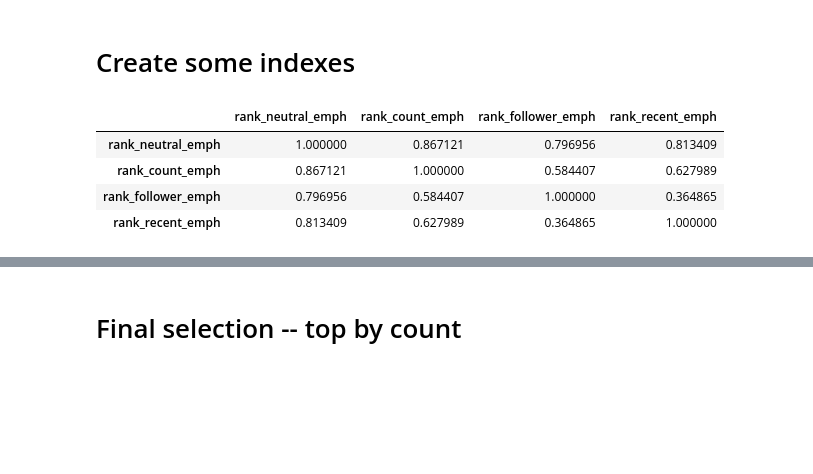
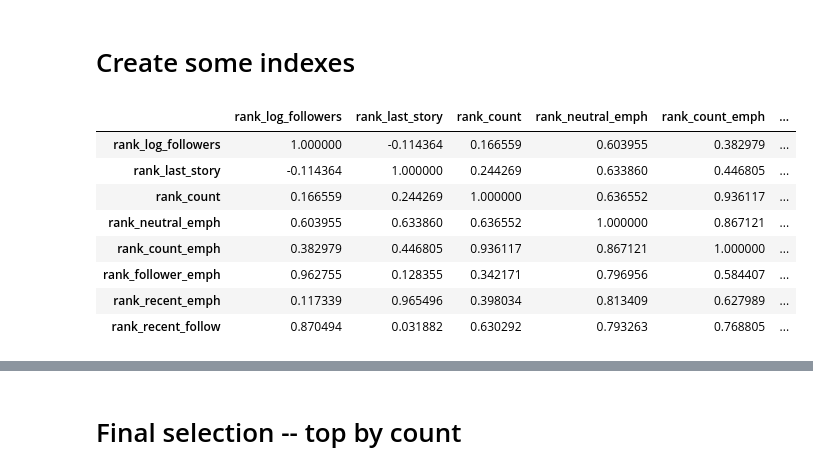
Before and after one commit to josh-ashkinaze/ads_misinfo, a Jupyter notebook: 2_filter_pf_links.ipynb, the cells around one changed output, grey strips where cells are left out. Drawn from its saved outputs; the diff is of its cells as text; code cells hidden in the pictures; blank space fills up the shorter version.

```diff
--- a/2_filter_pf_links.ipynb
+++ b/2_filter_pf_links.ipynb
@@ -131,19 +131,25 @@ Number of spreaders 38
 # %%
 for var in ['log_followers', 'last_story', 'count']:
     new_df[f'rank_{var}'] = new_df[var].rank(ascending=True)
 
 new_df['rank_neutral_emph'] = (new_df['rank_log_followers'] + new_df['rank_last_story'] + new_df['rank_count'])/3
 new_df['rank_count_emph'] = 0.15*new_df['rank_log_followers'] + 0.15*new_df['rank_last_story'] + 0.7*new_df['rank_count']
 new_df['rank_follower_emph'] = 0.7*new_df['rank_log_followers'] + 0.15*new_df['rank_last_story'] + 0.15*new_df['rank_count']
 new_df['rank_recent_emph'] = 0.15*new_df['rank_log_followers'] + 0.7*new_df['rank_last_story'] + 0.15*new_df['rank_count']
+new_df['rank_recent_follow'] = 0.5*new_df['rank_log_followers'] + 0.5*new_df['rank_count']
 
-new_df[[x for x in new_df.columns if "_emph" in x]].corr()
+
+new_df[[x for x in new_df.columns if "rank_" in x]].corr()
 # %% [output]
-|  | rank_neutral_emph | rank_count_emph | rank_follower_emph | rank_recent_emph |
-| rank_neutral_emph | 1.000000 | 0.867121 | 0.796956 | 0.813409 |
-| rank_count_emph | 0.867121 | 1.000000 | 0.584407 | 0.627989 |
-| rank_follower_emph | 0.796956 | 0.584407 | 1.000000 | 0.364865 |
-| rank_recent_emph | 0.813409 | 0.627989 | 0.364865 | 1.000000 |
+|  | rank_log_followers | rank_last_story | rank_count | rank_neutral_emph | rank_count_emph | ... |
+| rank_log_followers | 1.000000 | -0.114364 | 0.166559 | 0.603955 | 0.382979 | ... |
+| rank_last_story | -0.114364 | 1.000000 | 0.244269 | 0.633860 | 0.446805 | ... |
+| rank_count | 0.166559 | 0.244269 | 1.000000 | 0.636552 | 0.936117 | ... |
+| rank_neutral_emph | 0.603955 | 0.633860 | 0.636552 | 1.000000 | 0.867121 | ... |
+| rank_count_emph | 0.382979 | 0.446805 | 0.936117 | 0.867121 | 1.000000 | ... |
+| rank_follower_emph | 0.962755 | 0.128355 | 0.342171 | 0.796956 | 0.584407 | ... |
+| rank_recent_emph | 0.117339 | 0.965496 | 0.398034 | 0.813409 | 0.627989 | ... |
+| rank_recent_follow | 0.870494 | 0.031882 | 0.630292 | 0.793263 | 0.768805 | ... |
 # %%
 sns.set(context="poster", style='white')
 
```
Also changed, not shown: parts of 4 cells of this notebook, 2 other files.
